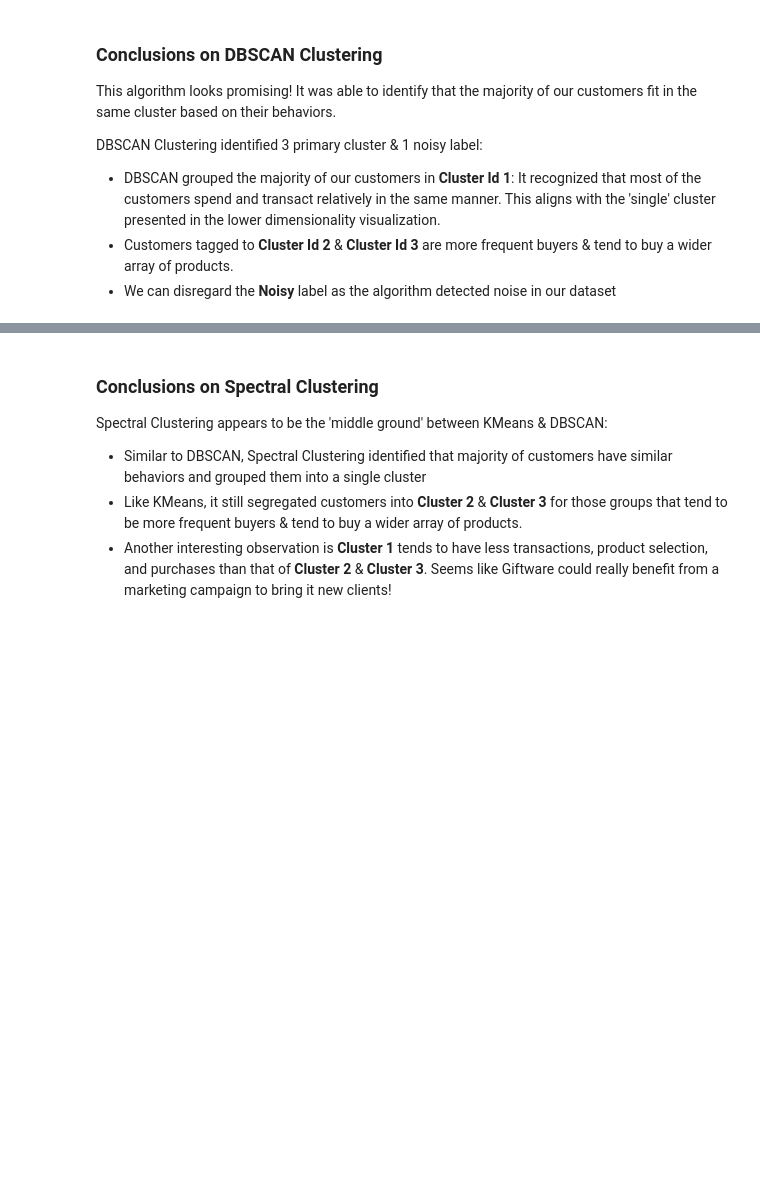
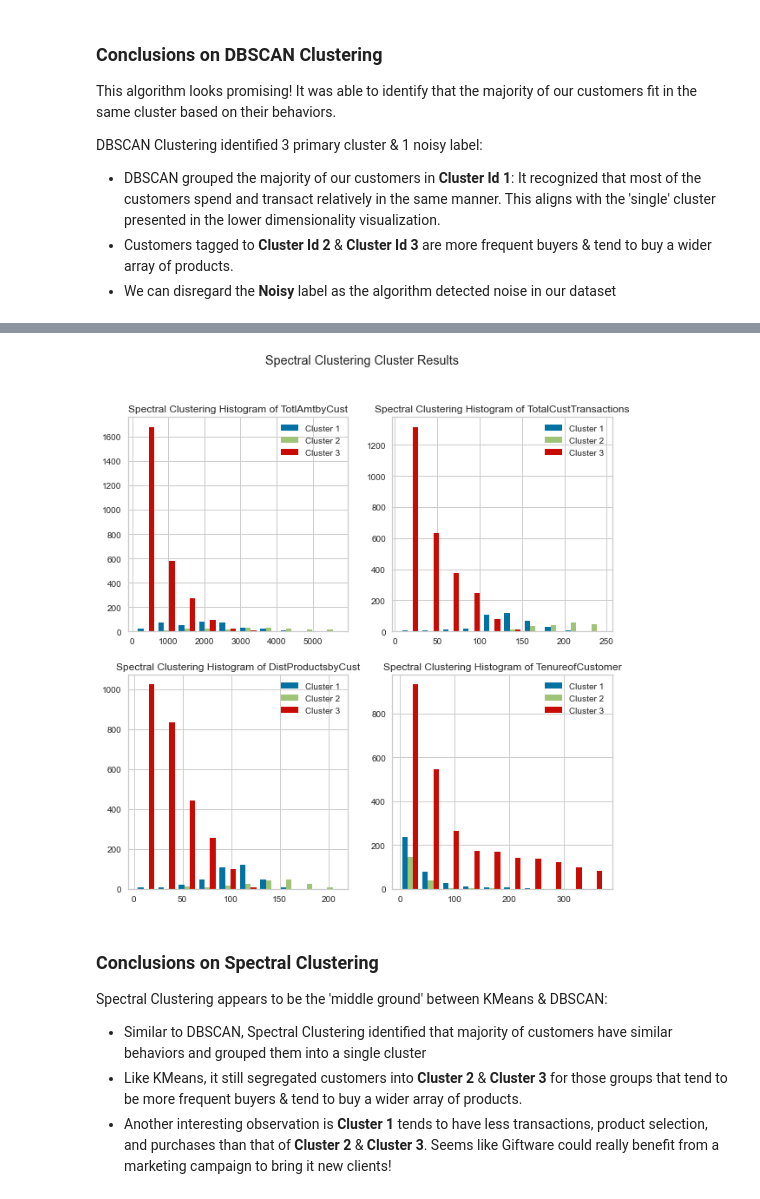
Before and after one commit to Lwhieldon/OnlineRetailCustomerSegmentation, a Jupyter notebook: code.ipynb, the cells around one changed output, grey strips where cells are left out. Cells and saved outputs as stored; diff of their text form; code cells hidden in the pictures; blank space fills up the shorter version.

```diff
--- a/code.ipynb
+++ b/code.ipynb
@@ -347,18 +513,20 @@ df_new['SpectralClustering_labels'].value_counts().sort_index()
 # %%
-plt.figure(1 , figsize = (15,15))
+plt.figure(1 , figsize = (10,10))
 n = 0
 for var in ['TotlAmtbyCust' , 'TotalCustTransactions' ,'DistProductsbyCust','TenureofCustomer']:
     n += 1
     label = df_new['SpectralClustering_labels'].unique()
 
-    plt.subplot(3,2,n)
+    plt.subplot(2,2,n)
     plt.hist([df_new.loc[df_new['SpectralClustering_labels'] == x, var] for x in label], label=label)
 
     plt.title('Spectral Clustering Histogram of {}'.format(var))
     plt.legend()
 plt.suptitle('Spectral Clustering Cluster Results')
 plt.savefig('SCHistograms.png')
 plt.show()
+# %% [output]
+[figure, added]
 # %% [markdown]
 ### Conclusions on Spectral Clustering
 
```
Also changed, not shown: parts of 26 cells of this notebook, 5 other files.
